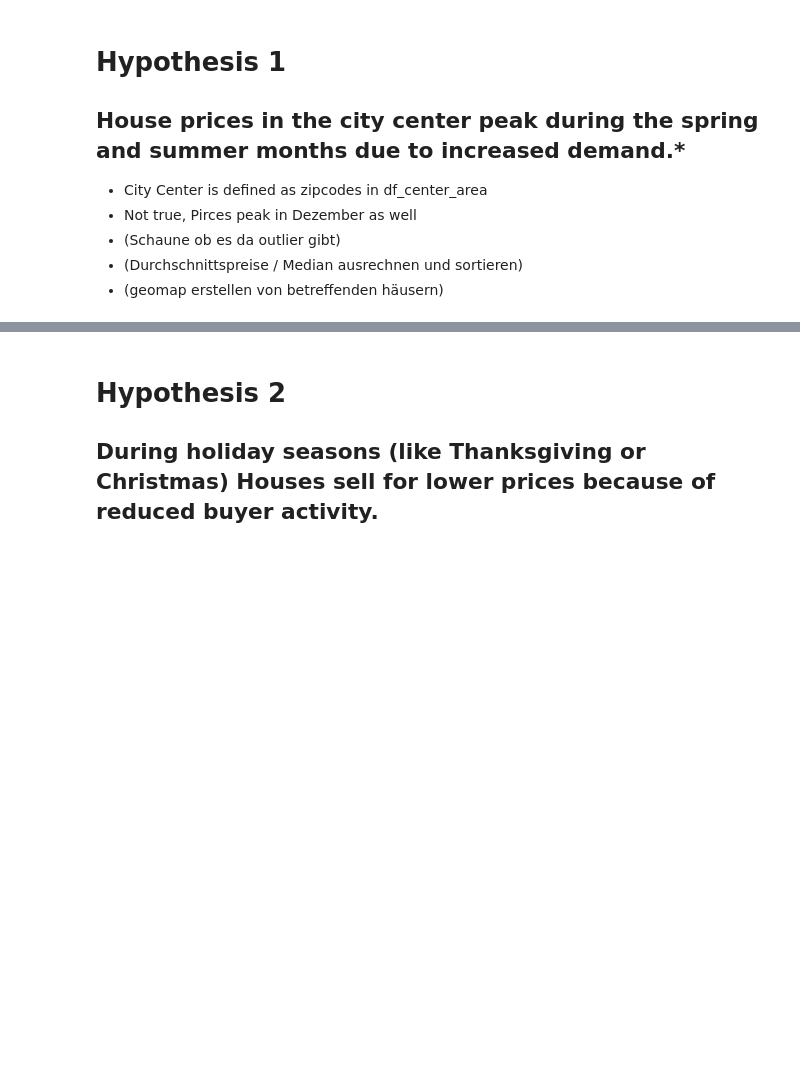
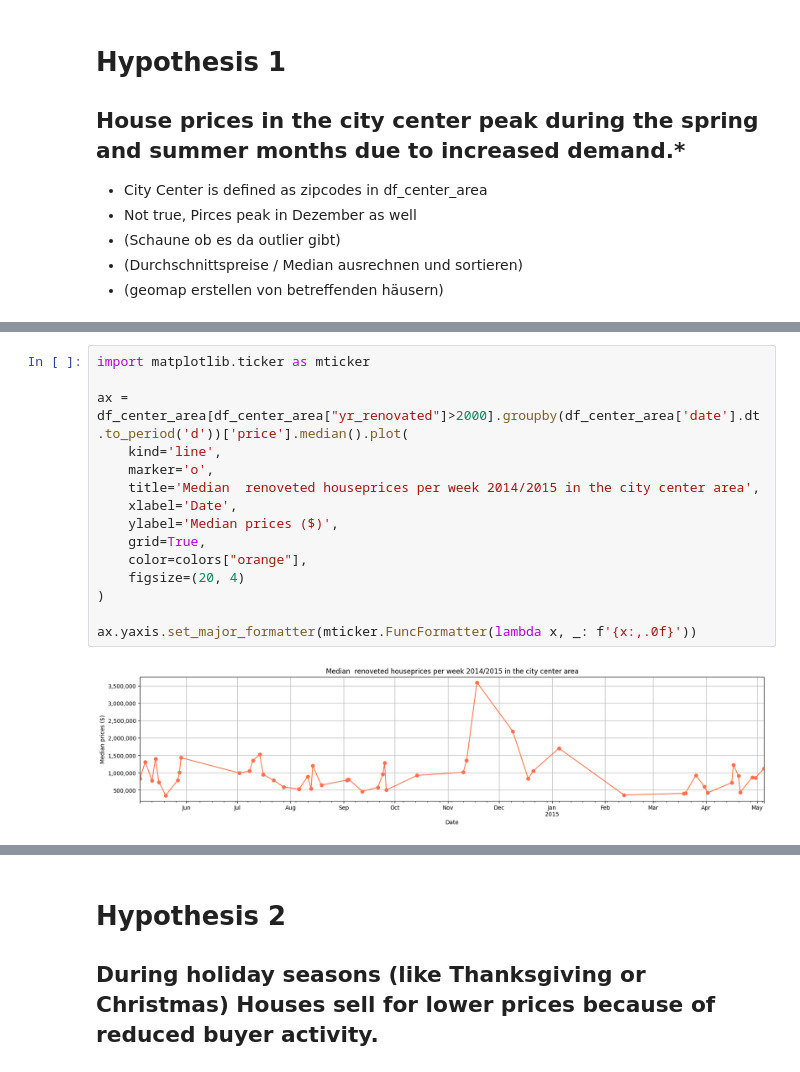
Before and after one commit to julialoeschel/eda-project-houses, a Jupyter notebook: EDA.ipynb, the cells around one changed output, grey strips where cells are left out. Saved outputs shown, nothing was run; the diff lists cells and outputs as text; blank space fills up the shorter version.

```diff
--- a/EDA.ipynb
+++ b/EDA.ipynb
@@ -354,0 +365,17 @@ plt.subplots_adjust(hspace=0.4, wspace=0.3)
+# %%
+import matplotlib.ticker as mticker
+
+ax = df_center_area[df_center_area["yr_renovated"]>2000].groupby(df_center_area['date'].dt.to_period('d'))['price'].median().plot(
+    kind='line',
+    marker='o',
+    title='Median  renoveted houseprices per week 2014/2015 in the city center area',
+    xlabel='Date',
+    ylabel='Median prices ($)',
+    grid=True,
+    color=colors["orange"],
+    figsize=(20, 4)
+)
+
+ax.yaxis.set_major_formatter(mticker.FuncFormatter(lambda x, _: f'{x:,.0f}'))
+# %% [output]
+[figure, added]
```
Also changed, not shown: parts of 7 cells of this notebook.
